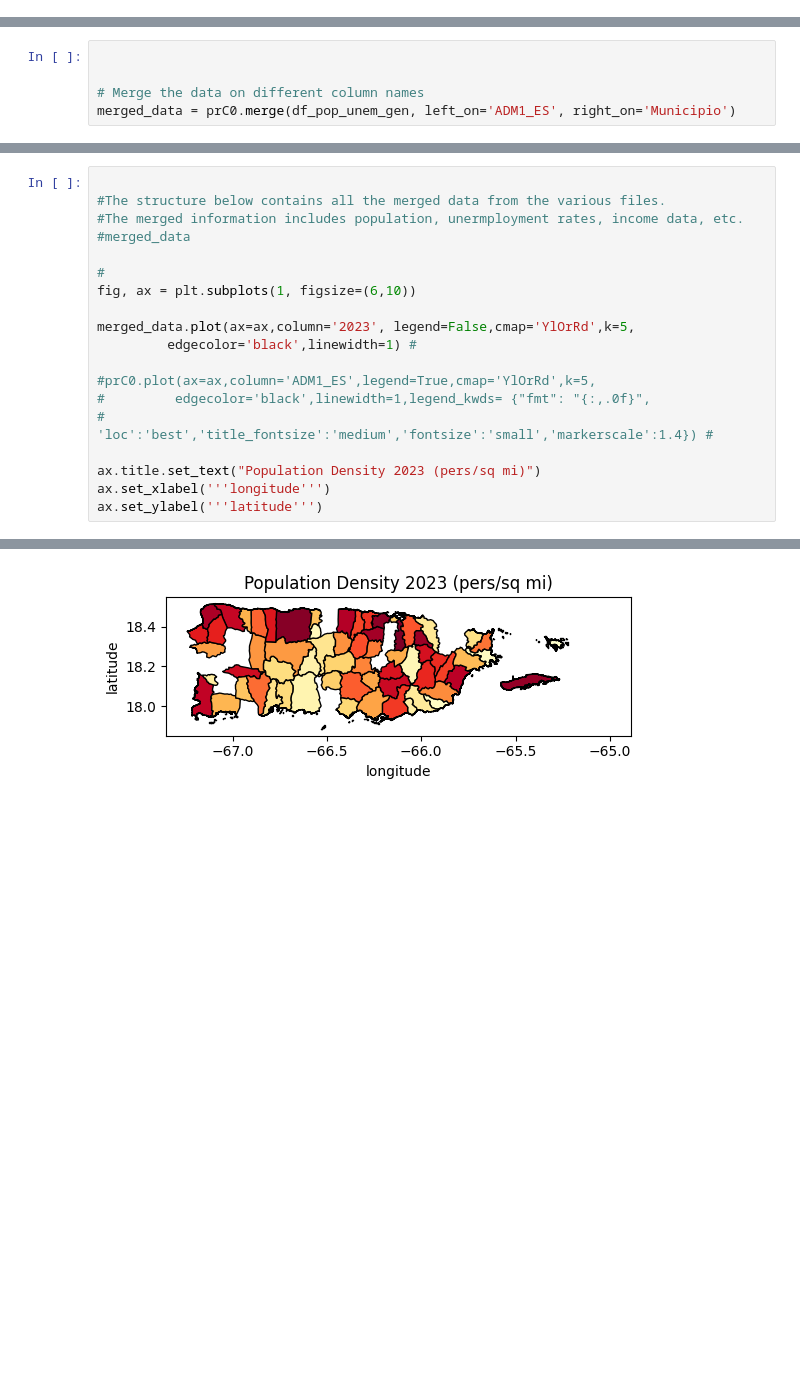
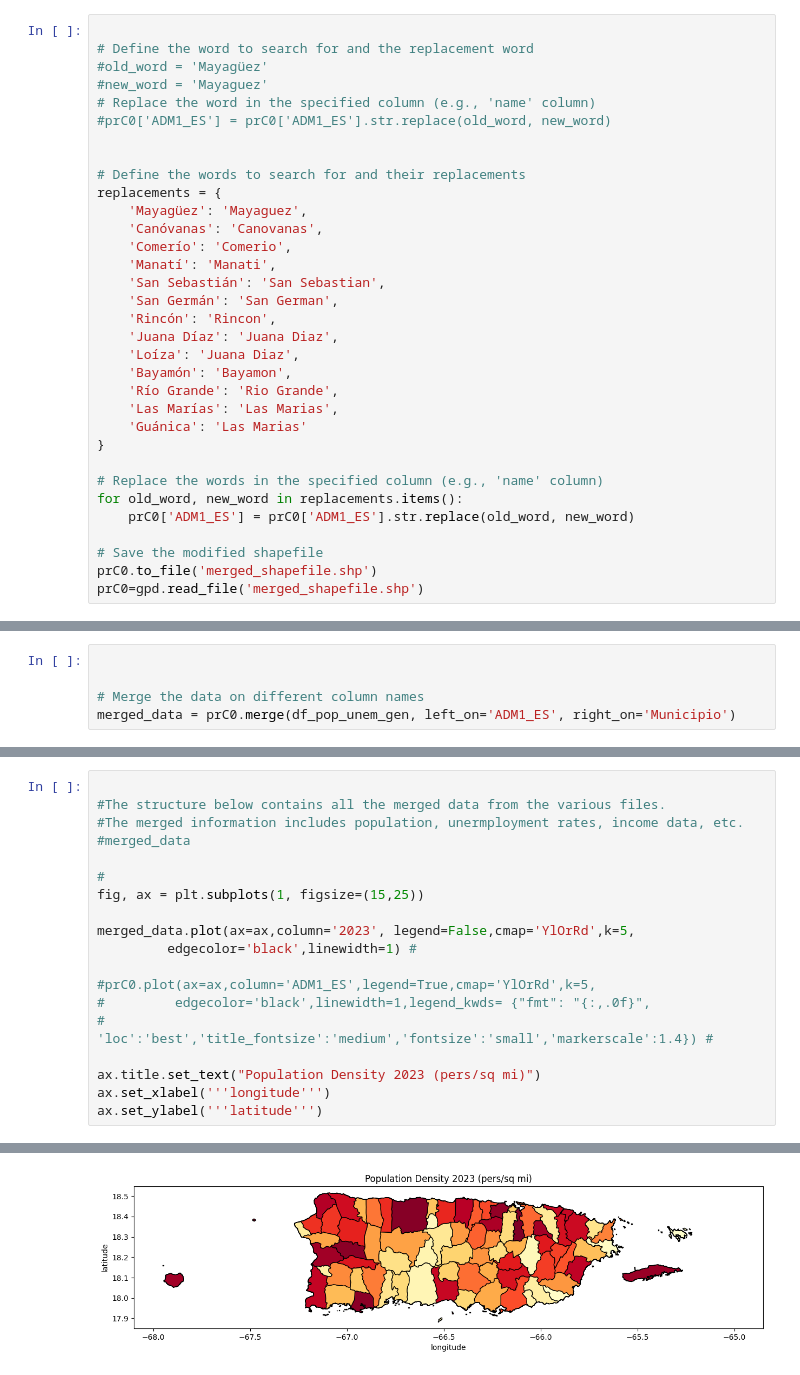
Before and after one commit to Venettov/Riveraruiz_GIS, a Jupyter notebook: PS1_Copy.ipynb, the cells around one changed output, grey strips where cells are left out. Drawn from its saved outputs; the diff is of its cells as text; blank space fills up the shorter version.

```diff
--- a/PS1_Copy.ipynb
+++ b/PS1_Copy.ipynb
@@ -137,3 +116,36 @@ Text(20.097222222222214, 0.5, 'latitude')
+# %%
+
+# Define the word to search for and the replacement word
+#old_word = 'Mayagüez'
+#new_word = 'Mayaguez'
+# Replace the word in the specified column (e.g., 'name' column)
+#prC0['ADM1_ES'] = prC0['ADM1_ES'].str.replace(old_word, new_word)
+
+
+# Define the words to search for and their replacements
+replacements = {
+    'Mayagüez': 'Mayaguez',
+    'Canóvanas': 'Canovanas',
+    'Comerío': 'Comerio',
+    'Manatí': 'Manati',
+    'San Sebastián': 'San Sebastian',
+    'San Germán': 'San German',
+    'Rincón': 'Rincon',
+    'Juana Díaz': 'Juana Diaz',
+    'Loíza': 'Juana Diaz',
+    'Bayamón': 'Bayamon',
+    'Río Grande': 'Rio Grande',
+    'Las Marías': 'Las Marias',
+    'Guánica': 'Las Marias'
+}
+
+# Replace the words in the specified column (e.g., 'name' column)
+for old_word, new_word in replacements.items():
+    prC0['ADM1_ES'] = prC0['ADM1_ES'].str.replace(old_word, new_word)
+
+# Save the modified shapefile
+prC0.to_file('merged_shapefile.shp')
+prC0=gpd.read_file('merged_shapefile.shp')
 # %%
 
 mun = prC0.dissolve(by='ADM1_ES',aggfunc='sum').reset_index()
@@ -253,7 +265,7 @@ Warning: Total number of columns (397) exceeds max_columns (20). Falling back to
 #merged_data
 
 #
-fig, ax = plt.subplots(1, figsize=(6,10))
+fig, ax = plt.subplots(1, figsize=(15,25))
 
 merged_data.plot(ax=ax,column='2023', legend=False,cmap='YlOrRd',k=5,
          edgecolor='black',linewidth=1) #
@@ -272,4 +284,4 @@ Text(28.847222222222214, 0.5, 'latitude')
-[figure, old version]
+[figure, new version]
 # %%
 #The structure below contains all the merged data from the various files.
 #The merged information includes population, unermployment rates, income data, etc.
```
Also changed, not shown: parts of 7 cells of this notebook.
